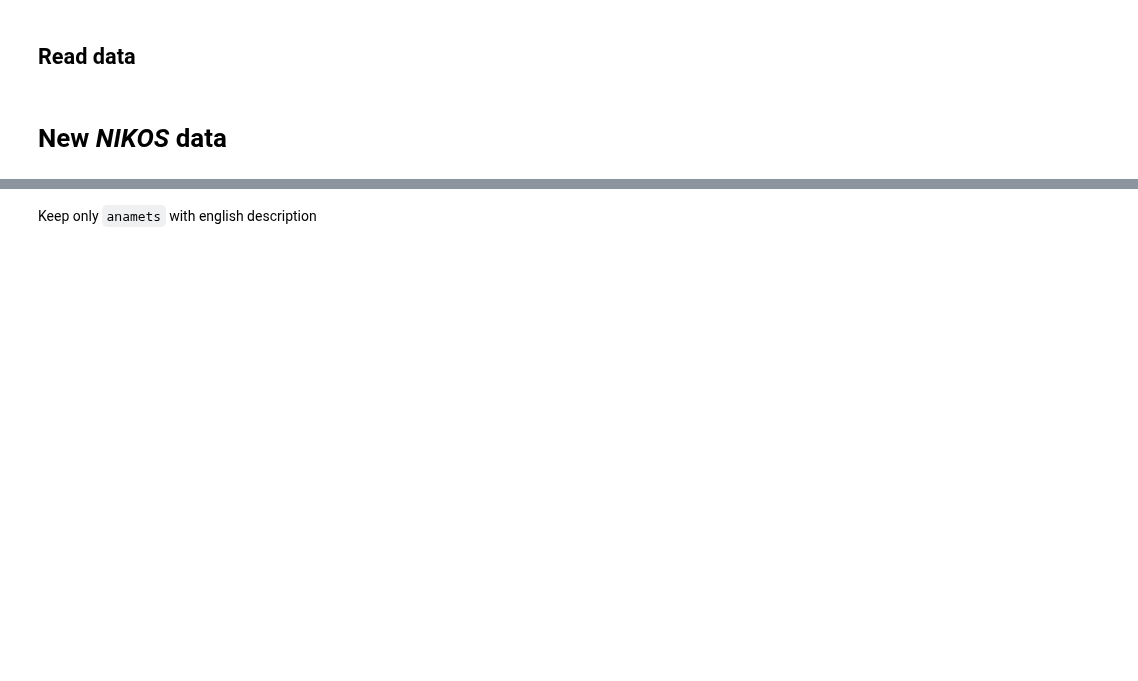
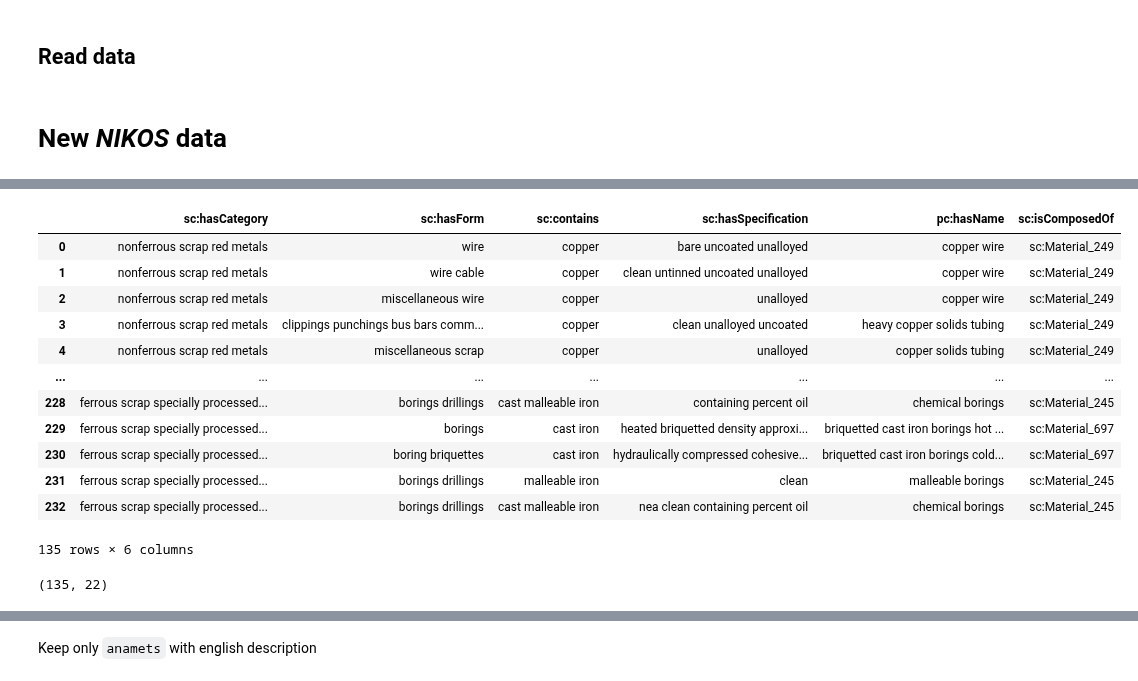
Before and after one commit to costasmexis/phd, a Jupyter notebook: scrap/scrap_similarity.ipynb, the cells around one changed output, grey strips where cells are left out. Saved outputs shown, nothing was run; the diff lists cells and outputs as text; code cells hidden in the pictures; blank space fills up the shorter version.

```diff
--- a/scrap/scrap_similarity.ipynb
+++ b/scrap/scrap_similarity.ipynb
@@ -29,0 +215,2 @@ anamet_data = pd.read_excel(xls, 'Anamet data')
+# %%
+isri_data.fillna('zxcv', inplace=True)
@@ -29,0 +251,17 @@ anamet_data = pd.read_excel(xls, 'Anamet data')
+# %%
+def preprocess_text(text: str, remove_stopwords: bool) -> str:
+    # remove links
+    text = re.sub(r"http\S+", "", text)
+    # remove numbers and special chars
+    text = re.sub("[^A-Za-z]+", " ", text)
+    # remove stopwords
+    if remove_stopwords:
+        # 1. creates tokens
+        tokens = nltk.word_tokenize(text)
+        # 2. checks if token is a stopword and removes it
+        tokens = [w for w in tokens if not w.lower() in stopwords.words("english")]
+        # 3. joins all tokens again
+        text = " ".join(tokens)
+    # returns cleaned text
+    text = text.lower().strip()
+    return text
@@ -29,0 +274,4 @@ anamet_data = pd.read_excel(xls, 'Anamet data')
+# %%
+pred_isComposedOf_df = isri_data[isri_data['sc:isComposedOf'] != 'zxcv']
+pred_isComposedOf_df.drop(columns=['isri id', 'sc:isFreeFrom'], inplace=True)
+pred_isComposedOf_df.head()
@@ -29,0 +289,20 @@ anamet_data = pd.read_excel(xls, 'Anamet data')
+# %%
+from sklearn.feature_extraction.text import TfidfVectorizer
+
+# columns = ['sc:hasCategory', 'pc:hasName']
+columns = pred_isComposedOf_df.columns
+
+for col_name in columns:
+
+    if col_name == 'sc:isComposedOf': continue
+    else:
+
+        text = isri_data[col_name]
+
+        df = pd.DataFrame()
+        df['corpus'] = text
+        df['cleaned'] = df['corpus'].apply(lambda x: preprocess_text(x, remove_stopwords=True))
+
+        pred_isComposedOf_df[col_name] = df['cleaned']
+
+        del df
@@ -29,0 +327,16 @@ anamet_data = pd.read_excel(xls, 'Anamet data')
+# %%
+pred_isComposedOf_df
+# %% [output]
+|  | sc:hasCategory | sc:hasForm | sc:contains | sc:hasSpecification | pc:hasName | sc:isComposedOf |
+| 0 | nonferrous scrap red metals | wire | copper | bare uncoated unalloyed | copper wire | sc:Material_249 |
+| 1 | nonferrous scrap red metals | wire cable | copper | clean untinned uncoated unalloyed | copper wire | sc:Material_249 |
+| 2 | nonferrous scrap red metals | miscellaneous wire | copper | unalloyed | copper wire | sc:Material_249 |
+| 3 | nonferrous scrap red metals | clippings punchings bus bars comm... | copper | clean unalloyed uncoated | heavy copper solids tubing | sc:Material_249 |
+| 4 | nonferrous scrap red metals | miscellaneous scrap | copper | unalloyed | copper solids tubing | sc:Material_249 |
+| ... | ... | ... | ... | ... | ... | ... |
+| 228 | ferrous scrap specially processed... | borings drillings | cast malleable iron | containing percent oil | chemical borings | sc:Material_245 |
+| 229 | ferrous scrap specially processed... | borings | cast iron | heated briquetted density approxi... | briquetted cast iron borings hot ... | sc:Material_697 |
+| 230 | ferrous scrap specially processed... | boring briquettes | cast iron | hydraulically compressed cohesive... | briquetted cast iron borings cold... | sc:Material_697 |
+| 231 | ferrous scrap specially processed... | borings drillings | malleable iron | clean | malleable borings | sc:Material_245 |
+| 232 | ferrous scrap specially processed... | borings drillings | cast malleable iron | nea clean containing percent oil | chemical borings | sc:Material_245 |
+135 rows × 6 columns
@@ -29,0 +371,5 @@ anamet_data = pd.read_excel(xls, 'Anamet data')
+# %%
+X = cluster_text(pred_isComposedOf_df['sc:hasCategory'], 6)
+X.shape
+# %% [output]
+(135, 22)
```
Also changed, not shown: parts of 64 cells of this notebook, 1 other file.
